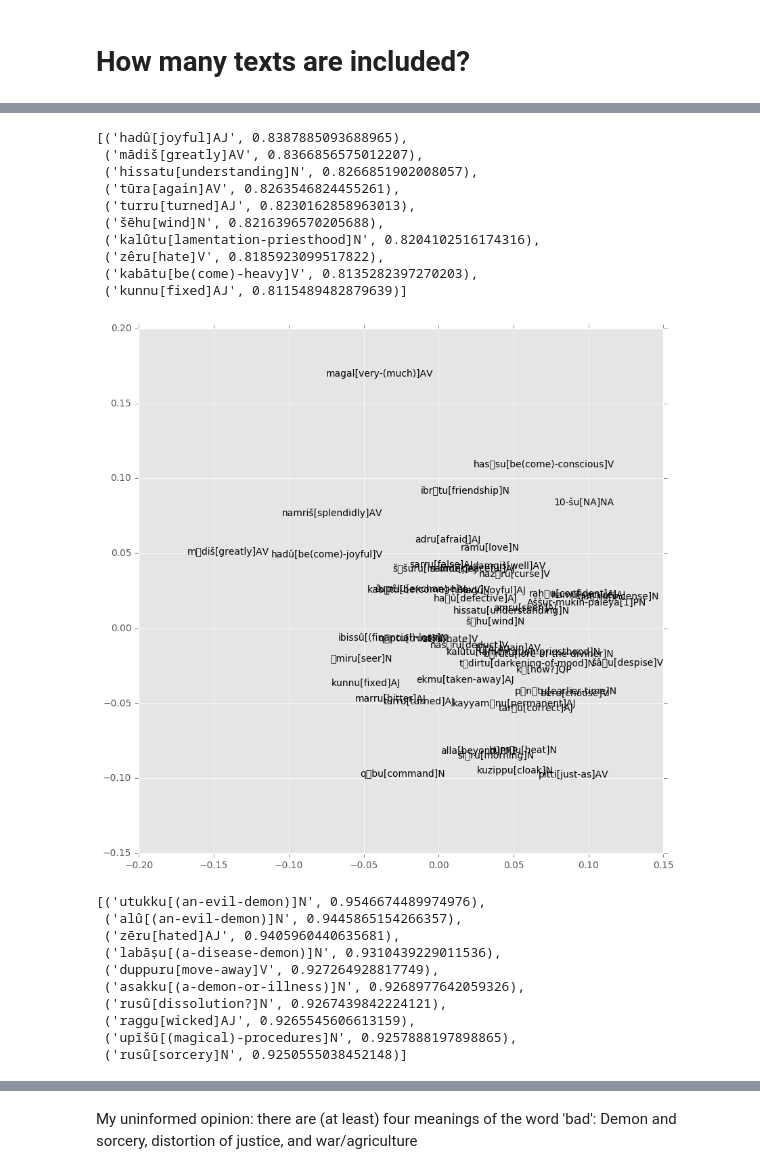
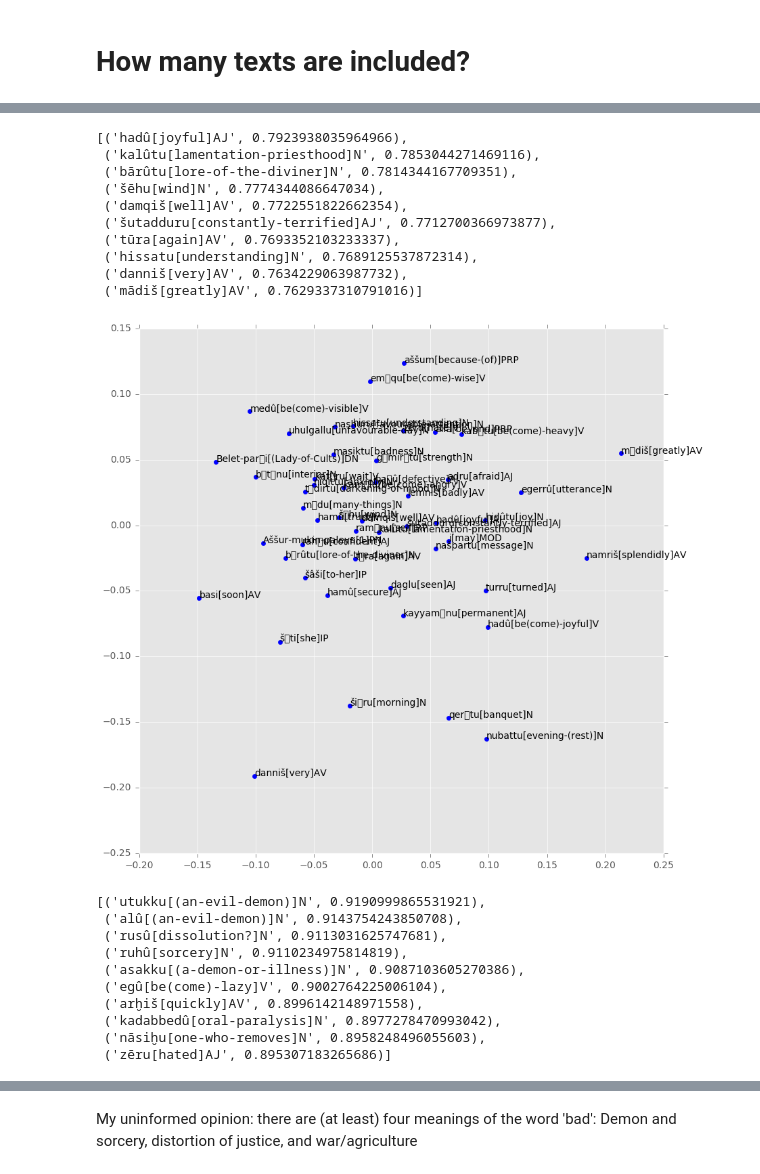
Before and after one commit to niekveldhuis/Word2vec, a Jupyter notebook: word2vec_test.ipynb, the cells around one changed output, grey strips where cells are left out. Saved outputs shown, nothing was run; the diff lists cells and outputs as text; code cells hidden in the pictures.

```diff
--- a/word2vec_test.ipynb
+++ b/word2vec_test.ipynb
@@ -76,0 +82,7 @@ data['tokens'][0]
+# %%
+data_NA = data.copy()
+for i in range(len(data_NA)):
+    data_NA['tokens'][i] = [token if not token.endswith('NA]NA') else 'NA' for token in data_NA['tokens'][i]]
+# %%
+for i in range(len(data)):
+    data['tokens'][i] = [token for token in data['tokens'][i] if not token.endswith('NA]NA')]
@@ -211,15 +263,15 @@ model.most_similar(positive=['immeru[sheep]N', 'būru[(bull)-calf]N'], negative=
 #Note the brackets here
 model.most_similar(['damqu[good]AJ', 'ṭābu[good]AJ'])
 # %% [output]
-[('hadû[joyful]AJ', 0.8387885093688965),
- ('mādiš[greatly]AV', 0.8366856575012207),
- ('hissatu[understanding]N', 0.8266851902008057),
- ('tūra[again]AV', 0.8263546824455261),
- ('turru[turned]AJ', 0.8230162858963013),
- ('šēhu[wind]N', 0.8216396570205688),
- ('kalûtu[lamentation-priesthood]N', 0.8204102516174316),
- ('zêru[hate]V', 0.8185923099517822),
- ('kabātu[be(come)-heavy]V', 0.8135282397270203),
- ('kunnu[fixed]AJ', 0.8115489482879639)]
+[('hadû[joyful]AJ', 0.7923938035964966),
+ ('kalûtu[lamentation-priesthood]N', 0.7853044271469116),
+ ('bārûtu[lore-of-the-diviner]N', 0.7814344167709351),
+ ('šēhu[wind]N', 0.7774344086647034),
+ ('damqiš[well]AV', 0.7722551822662354),
+ ('šutadduru[constantly-terrified]AJ', 0.7712700366973877),
+ ('tūra[again]AV', 0.7693352103233337),
+ ('hissatu[understanding]N', 0.7689125537872314),
+ ('danniš[very]AV', 0.7634229063987732),
+ ('mādiš[greatly]AV', 0.7629337310791016)]
 # %%
 #visualize the 50 most similar vectors to two words meaning 'good'
@@ -237,25 +289,25 @@ embeddings = mds.fit_transform(dist_matrix)
 # %%
 # Fussing with matplotlib
 
 _, ax = plt.subplots(figsize=(10,10))
-ax.scatter(embeddings[:,0], embeddings[:,1], alpha=0)
+ax.scatter(embeddings[:,0], embeddings[:,1], alpha=1, color='b')
 for i in range(len(vectors)):
     ax.annotate(good_tokens[i], ((embeddings[i,0], embeddings[i,1])))
 # %% [output]
-[figure, old version]
+[figure, new version]
 # %%
 model.most_similar(['lemnu[bad]AJ', 'masku[bad]AJ'])
 # %% [output]
-[('utukku[(an-evil-demon)]N', 0.9546674489974976),
- ('alû[(an-evil-demon)]N', 0.9445865154266357),
- ('zēru[hated]AJ', 0.9405960440635681),
- ('labāṣu[(a-disease-demon)]N', 0.9310439229011536),
- ('duppuru[move-away]V', 0.927264928817749),
- ('asakku[(a-demon-or-illness)]N', 0.9268977642059326),
- ('rusû[dissolution?]N', 0.9267439842224121),
- ('raggu[wicked]AJ', 0.9265545606613159),
- ('upīšū[(magical)-procedures]N', 0.9257888197898865),
- ('rusû[sorcery]N', 0.9250555038452148)]
+[('utukku[(an-evil-demon)]N', 0.9190999865531921),
+ ('alû[(an-evil-demon)]N', 0.9143754243850708),
+ ('rusû[dissolution?]N', 0.9113031625747681),
+ ('ruhû[sorcery]N', 0.9110234975814819),
+ ('asakku[(a-demon-or-illness)]N', 0.9087103605270386),
+ ('egû[be(come)-lazy]V', 0.9002764225006104),
+ ('arḫiš[quickly]AV', 0.8996142148971558),
+ ('kadabbedû[oral-paralysis]N', 0.8977278470993042),
+ ('nāsiḫu[one-who-removes]N', 0.8958248496055603),
+ ('zēru[hated]AJ', 0.895307183265686)]
 # %%
 # For comparison, here is the same graph using a vector for words meaning 'bad'
 
```
Also changed, not shown: parts of 34 cells of this notebook.
